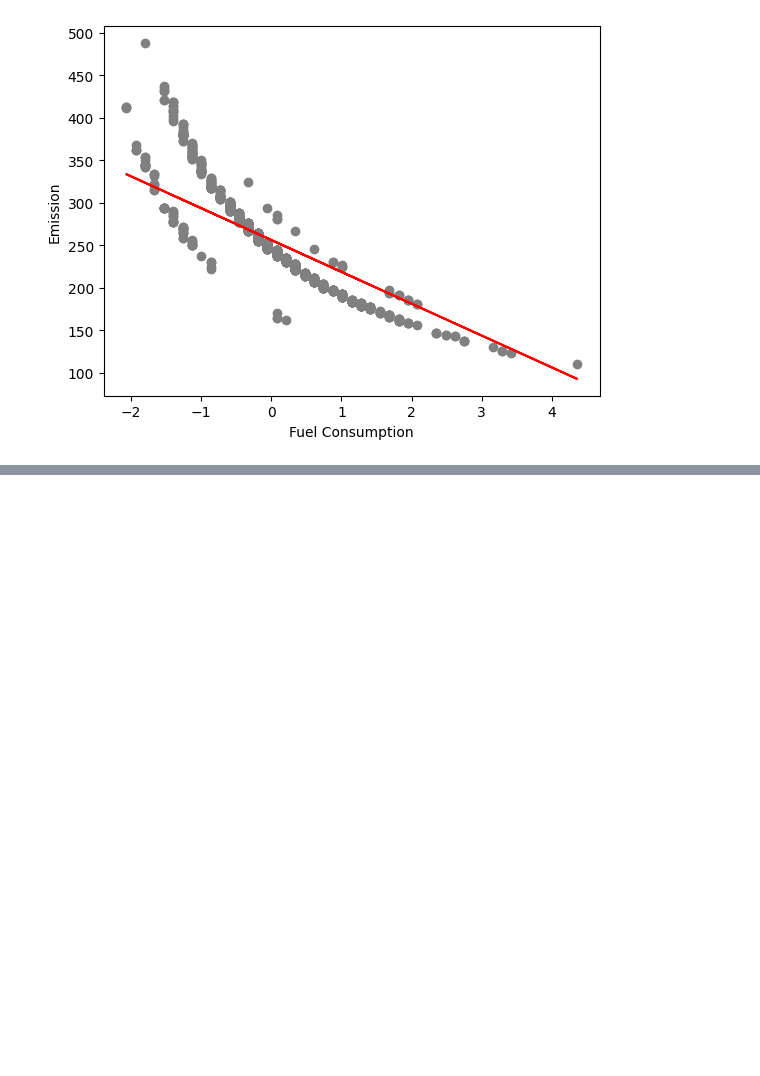
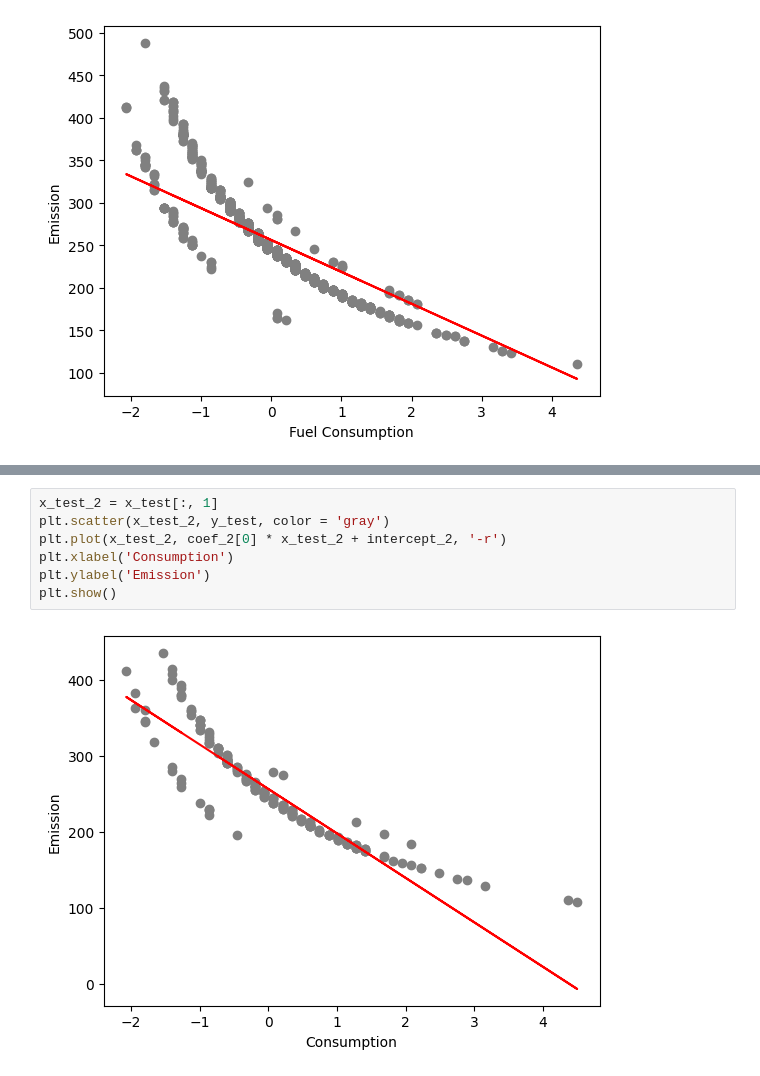
Before and after one commit to SammiWang0516/test, a Jupyter notebook: IBM_ML_MultipleLinearRegression.ipynb, the cells around one changed output, grey strips where cells are left out. Drawn from its saved outputs; the diff is of its cells as text; blank space fills up the shorter version.

```diff
--- a/IBM_ML_MultipleLinearRegression.ipynb
+++ b/IBM_ML_MultipleLinearRegression.ipynb
@@ -189,0 +233,9 @@ plt.show()
+# %%
+x_test_2 = x_test[:, 1]
+plt.scatter(x_test_2, y_test, color = 'gray')
+plt.plot(x_test_2, coef_2[0] * x_test_2 + intercept_2, '-r')
+plt.xlabel('Consumption')
+plt.ylabel('Emission')
+plt.show()
+# %% [output]
+[figure, added]
```
Also changed, not shown: parts of 5 cells of this notebook.
